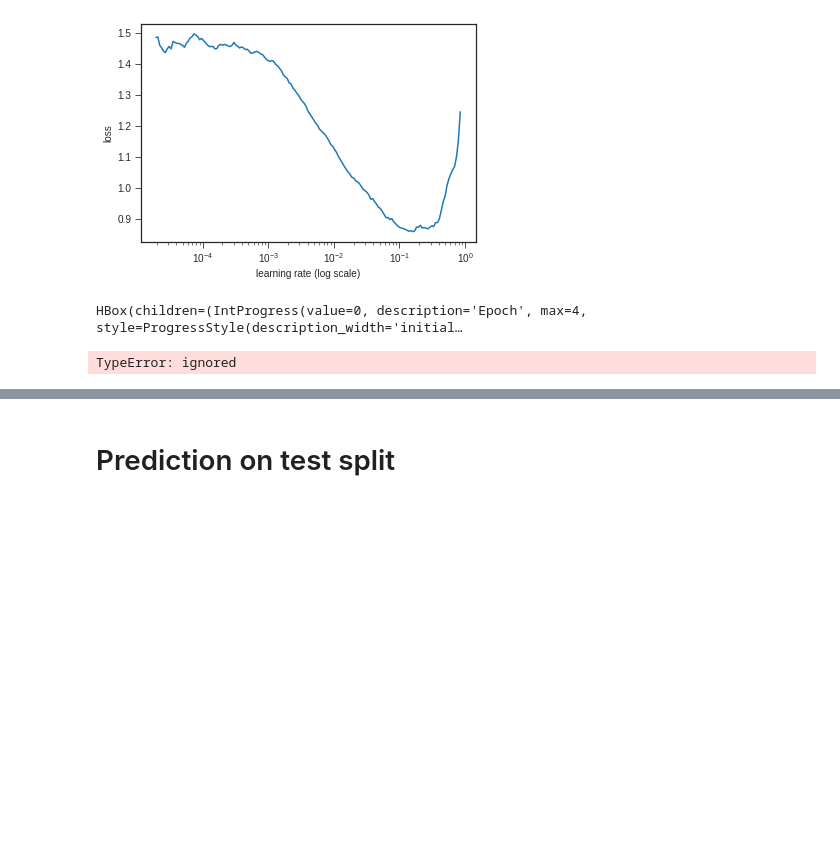
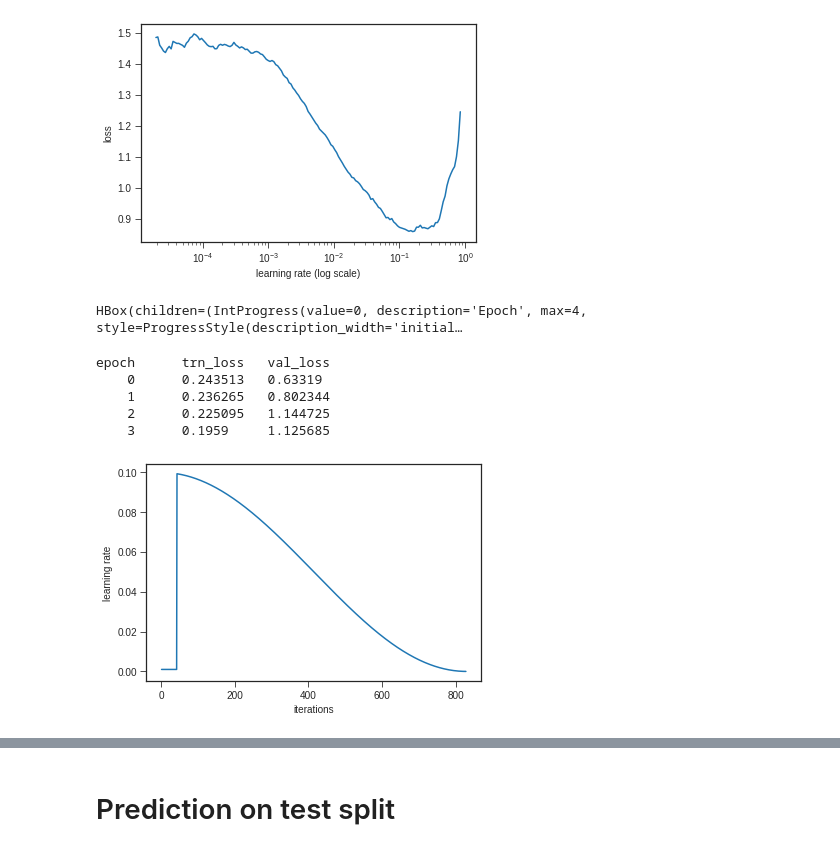
Before and after one commit to KarolChlasta/PJAIT-AdvancedML, a Jupyter notebook: 5.RNNAudio/heartbeat-sounds-colab.ipynb, the cells around one changed output, grey strips where cells are left out. Cells and saved outputs as stored; diff of their text form; code cells hidden in the pictures; blank space fills up the shorter version.

Commit message:
Runs ok with fastai==0.6->0.7.0 and learn.metrics = []

```diff
--- a/5.RNNAudio/heartbeat-sounds-colab.ipynb
+++ b/5.RNNAudio/heartbeat-sounds-colab.ipynb
@@ -898,11 +900,17 @@ learn.sched.plot()
 # %% [output]
 [figure]
 # %%
-vals, ep_vals = learn.fit(0.1, 1, cycle_len=4, metrics=[accuracy], get_ep_vals=True)
+#learn.metrics = []
+vals, ep_vals = learn.fit(0.1, 1, cycle_len=4, get_ep_vals=True)
 
 learn.sched.plot_lr()
 # %% [output]
 HBox(children=(IntProgress(value=0, description='Epoch', max=4, style=ProgressStyle(description_width='initial…
-TypeError: ignored
+epoch      trn_loss   val_loss
+    0      0.243513   0.63319
+    1      0.236265   0.802344
+    2      0.225095   1.144725
+    3      0.1959     1.125685
+[figure, added]
 # %%
 learn.sched.plot_loss()
```
Also changed, not shown: parts of 21 cells of this notebook.
